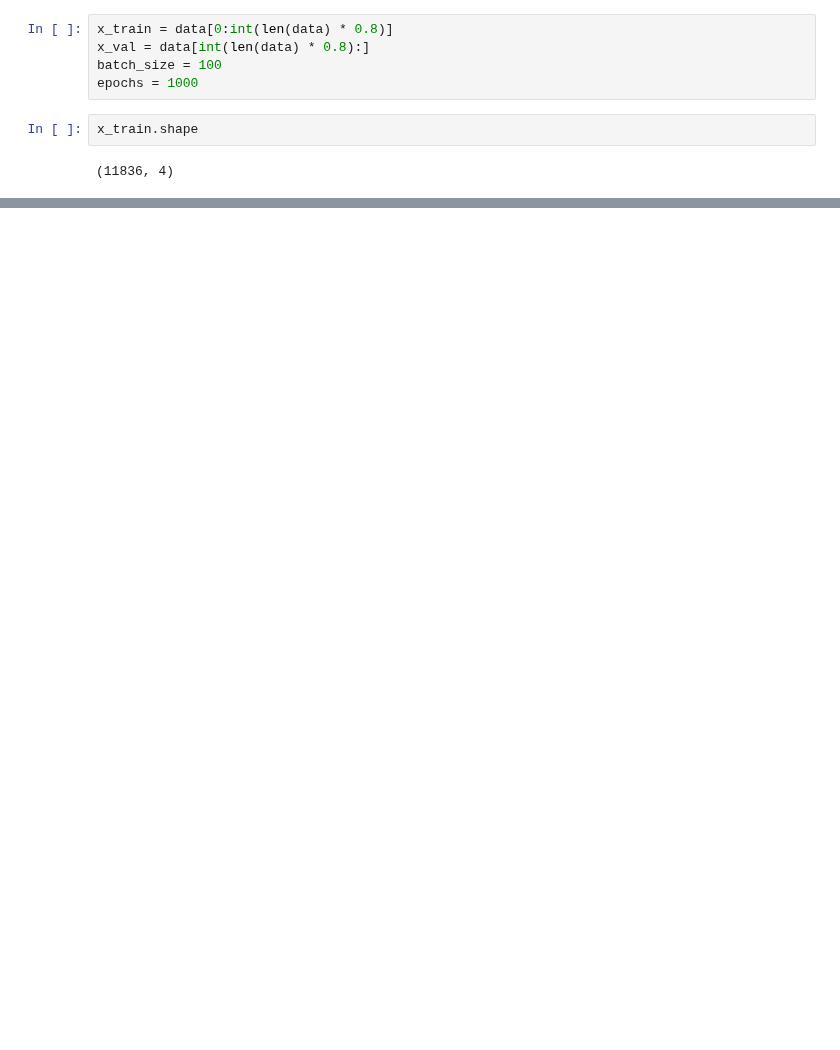
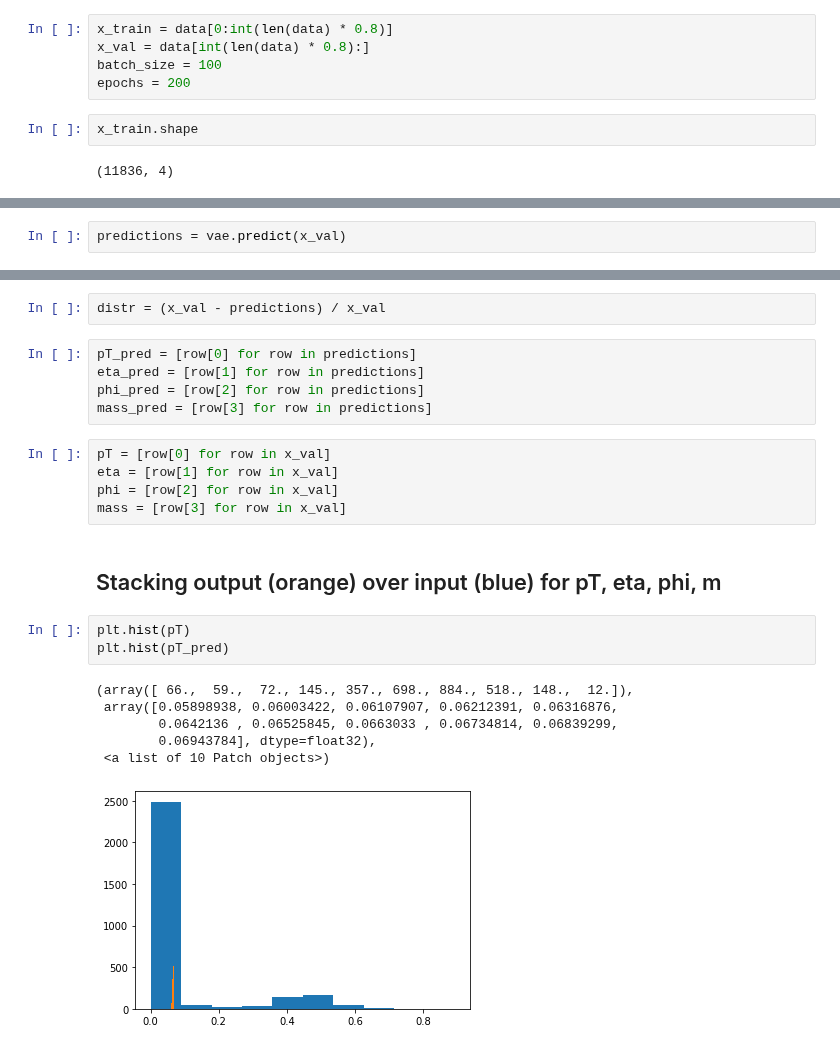
Before and after one commit to stsan9/AnomalyDetection4Jets, a Jupyter notebook: VAE.ipynb, the cells around one changed output, grey strips where cells are left out. Drawn from its saved outputs; the diff is of its cells as text; blank space fills up the shorter version.

Commit message:
histograms

```diff
--- a/VAE.ipynb
+++ b/VAE.ipynb
@@ -165,7 +166,7 @@ from sklearn.model_selection import train_test_split
 x_train = data[0:int(len(data) * 0.8)]
 x_val = data[int(len(data) * 0.8):]
 batch_size = 100
-epochs = 1000
+epochs = 200
 # %%
 x_train.shape
 # %% [output]
@@ -197,0 +202,2 @@ KeyboardInterrupt:
+# %%
+predictions = vae.predict(x_val)
@@ -197,0 +214,24 @@ KeyboardInterrupt:
+# %%
+distr = (x_val - predictions) / x_val
+# %%
+pT_pred = [row[0] for row in predictions]
+eta_pred = [row[1] for row in predictions]
+phi_pred = [row[2] for row in predictions]
+mass_pred = [row[3] for row in predictions]
+# %%
+pT = [row[0] for row in x_val]
+eta = [row[1] for row in x_val]
+phi = [row[2] for row in x_val]
+mass = [row[3] for row in x_val]
+# %% [markdown]
+## Stacking output (orange) over input (blue) for pT, eta, phi, m
+# %%
+plt.hist(pT)
+plt.hist(pT_pred)
+# %% [output]
+(array([ 66.,  59.,  72., 145., 357., 698., 884., 518., 148.,  12.]),
+ array([0.05898938, 0.06003422, 0.06107907, 0.06212391, 0.06316876,
+        0.0642136 , 0.06525845, 0.0663033 , 0.06734814, 0.06839299,
+        0.06943784], dtype=float32),
+ <a list of 10 Patch objects>)
+[figure, added]
```
Also changed, not shown: parts of 15 cells of this notebook.
